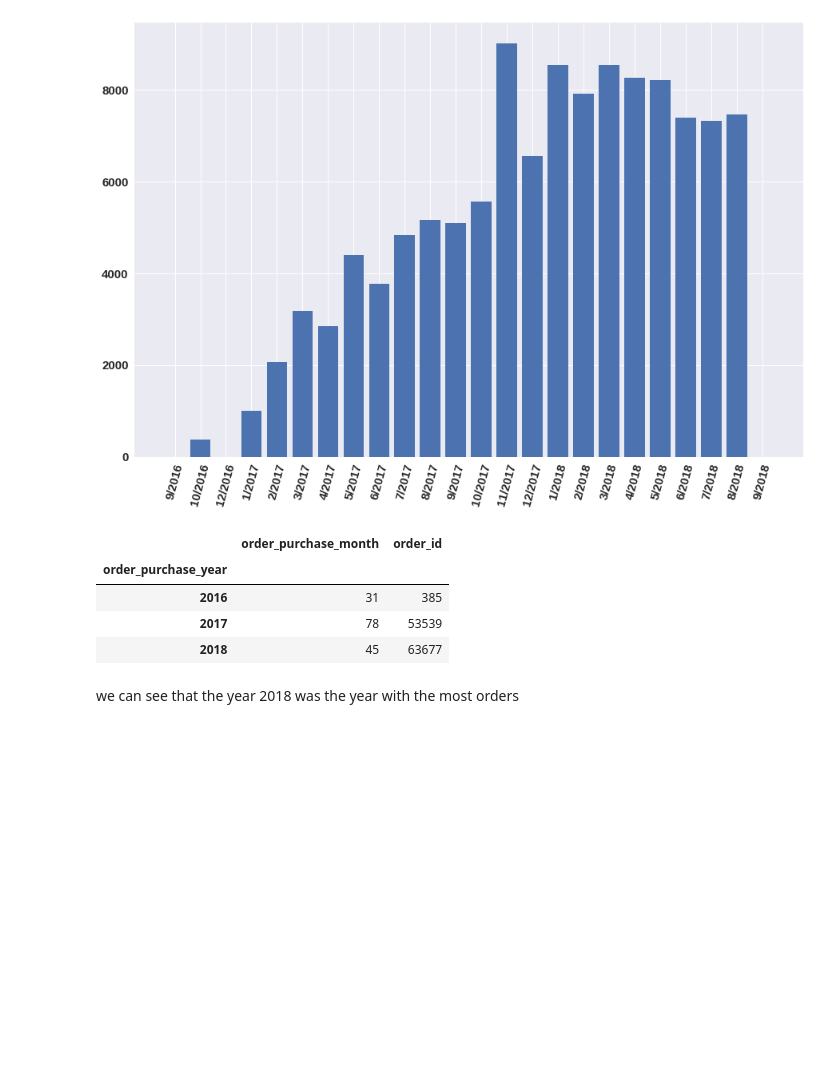
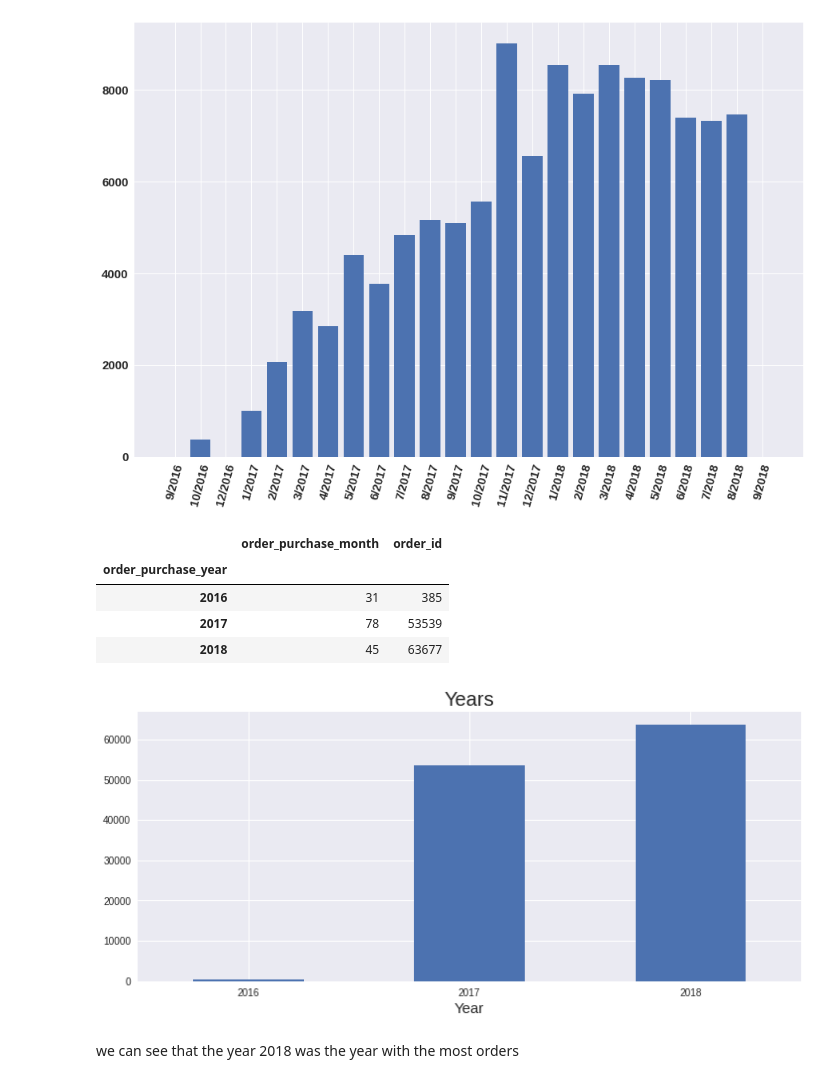
Before and after one commit to kapil0808/Brazilian-E-Commerce-Public-Dataset, a Jupyter notebook: Brazilian_E_Commerce_Public_Dataset_by_Olist.ipynb, the cells around one changed output. Cells and saved outputs as stored; diff of their text form; code cells hidden in the pictures; blank space fills up the shorter version.

```diff
--- a/Brazilian_E_Commerce_Public_Dataset_by_Olist.ipynb
+++ b/Brazilian_E_Commerce_Public_Dataset_by_Olist.ipynb
@@ -142,5 +148,13 @@ orders.groupby(['order_purchase_year']).sum()
 | 2016 | 31 | 385 |
 | 2017 | 78 | 53539 |
 | 2018 | 45 | 63677 |
+# %%
+df['Year'] = df['order_purchase_year']
+df.groupby('Year').size().plot(kind = 'bar',figsize=(12,5));
+plt.title('Years',fontsize=20);
+plt.xlabel('Year',fontsize=15);
+plt.xticks(rotation=0);
+# %% [output]
+[figure, added]
 # %% [markdown]
 we can see that the year 2018 was the year with the most orders
```
Also changed, not shown: parts of 21 cells of this notebook.
